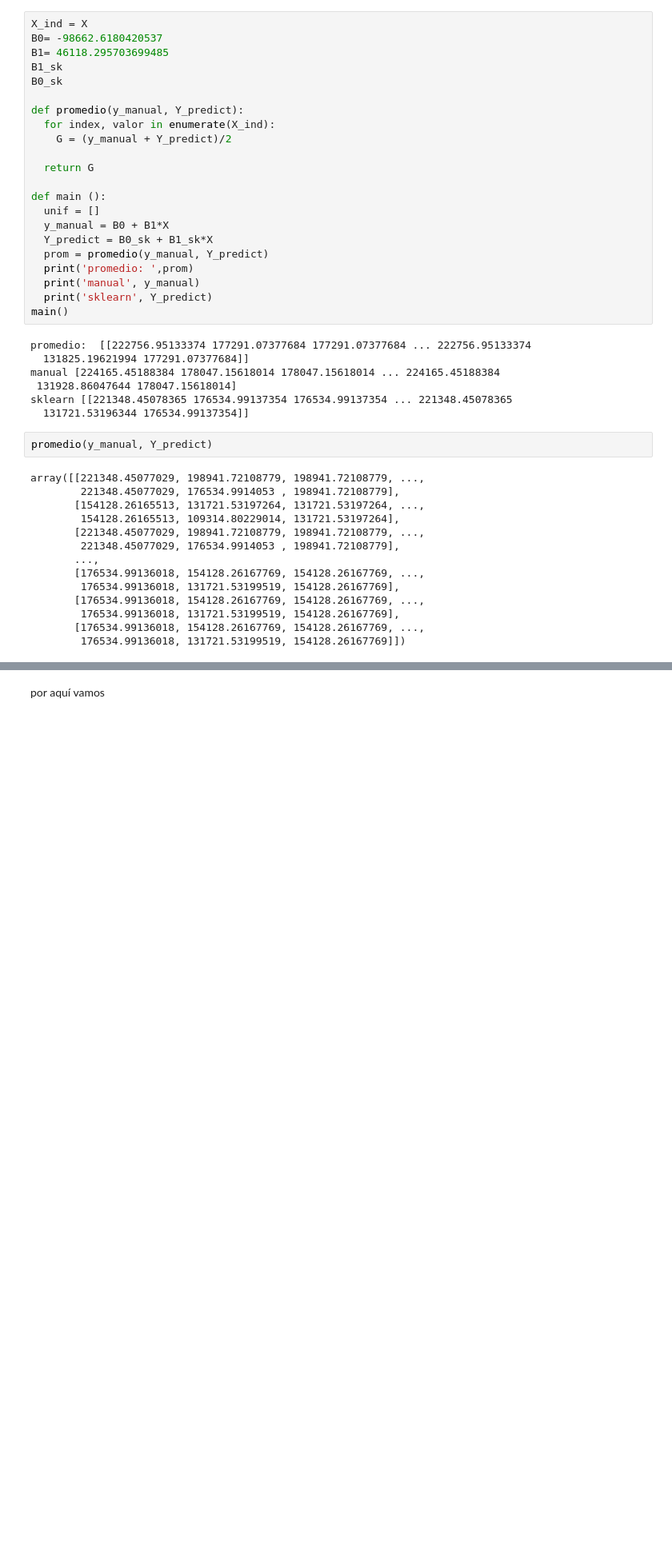
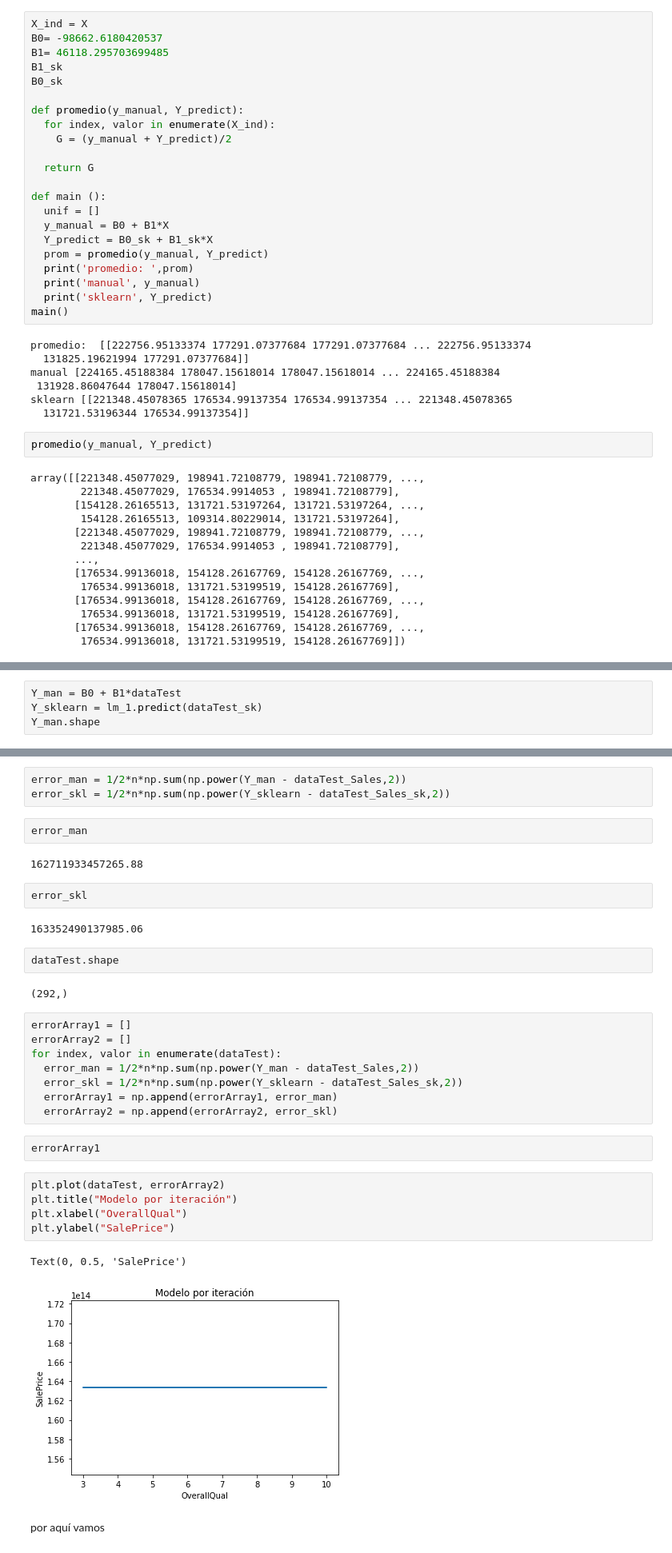
Before and after one commit to PaolaMG9/Ciencia-de-Datos-en-Python, a Jupyter notebook: PROYECTO.ipynb, the cells around one changed output, grey strips where cells are left out. Shown: that part at 80% size. Saved outputs shown, nothing was run; the diff lists cells and outputs as text; blank space fills up the shorter version.

```diff
--- a/PROYECTO.ipynb
+++ b/PROYECTO.ipynb
@@ -559,0 +490,4 @@ promedio
+# %%
+Y_man = B0 + B1*dataTest
+Y_sklearn = lm_1.predict(dataTest_sk)
+Y_man.shape
@@ -560,2 +500,35 @@ promedio
+# %%
+error_man = 1/2*n*np.sum(np.power(Y_man - dataTest_Sales,2))
+error_skl = 1/2*n*np.sum(np.power(Y_sklearn - dataTest_Sales_sk,2))
+# %%
+error_man
+# %% [output]
+162711933457265.88
+# %%
+error_skl
+# %% [output]
+163352490137985.06
+# %%
+dataTest.shape
+# %% [output]
+(292,)
+# %%
+errorArray1 = []
+errorArray2 = []
+for index, valor in enumerate(dataTest):
+  error_man = 1/2*n*np.sum(np.power(Y_man - dataTest_Sales,2))
+  error_skl = 1/2*n*np.sum(np.power(Y_sklearn - dataTest_Sales_sk,2))
+  errorArray1 = np.append(errorArray1, error_man)
+  errorArray2 = np.append(errorArray2, error_skl)
+# %%
+errorArray1
+# %%
+plt.plot(dataTest, errorArray2)
+plt.title("Modelo por iteración")
+plt.xlabel("OverallQual")
+plt.ylabel("SalePrice")
+# %% [output]
+Text(0, 0.5, 'SalePrice')
+[figure, added]
 # %% [markdown]
 por aquí vamos
```
Also changed, not shown: parts of 5 cells of this notebook.
